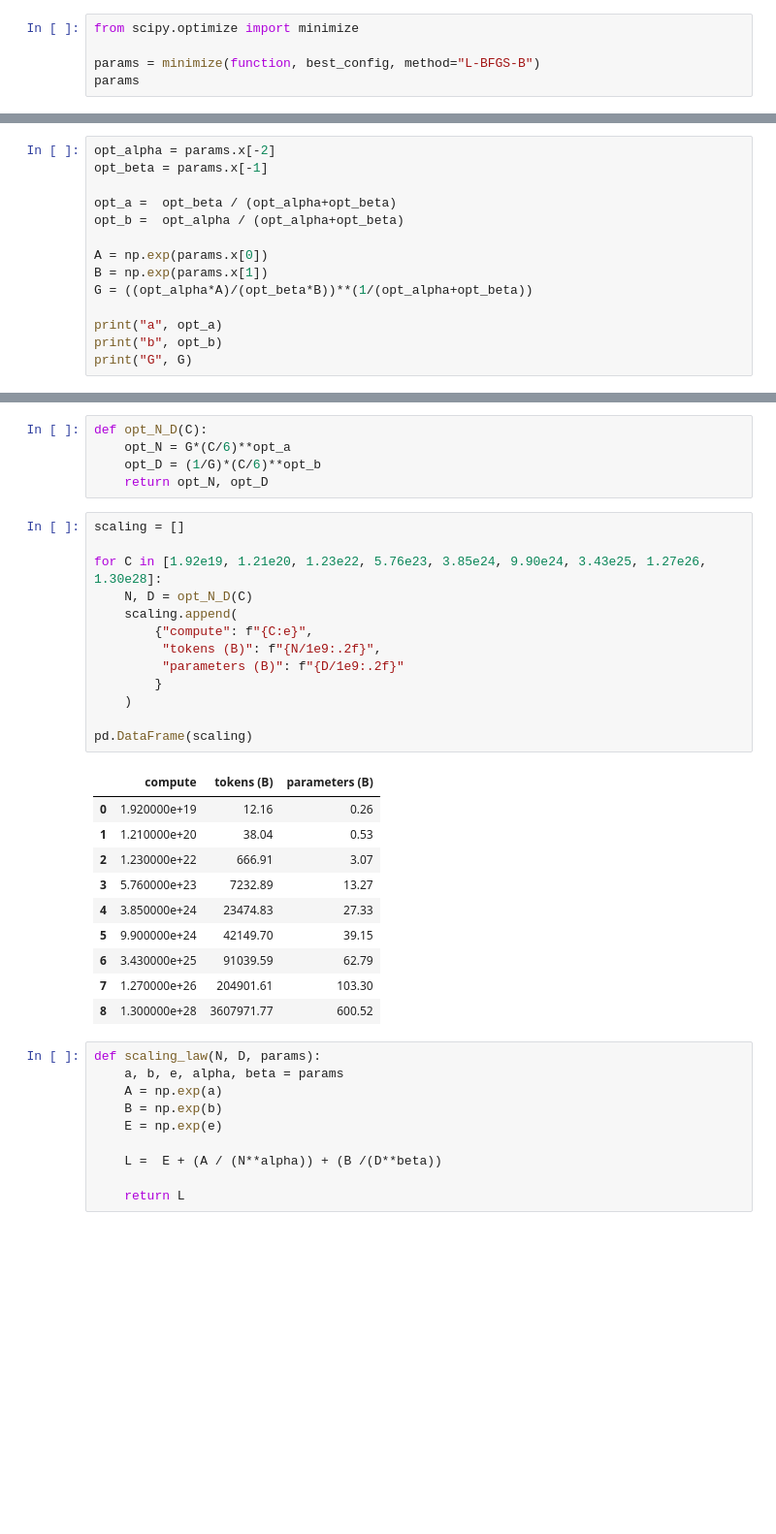
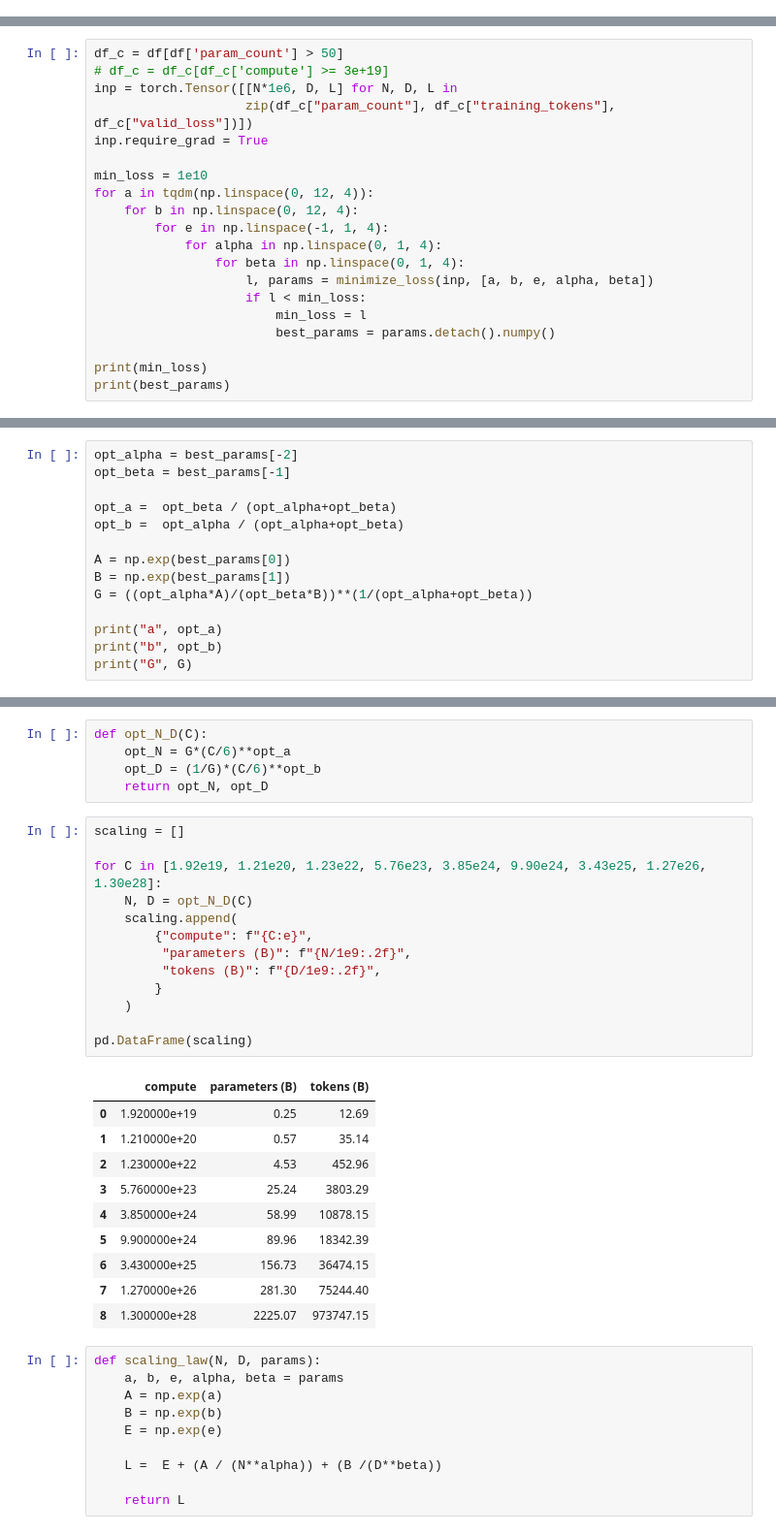
Before and after one commit to bigcode-project/bigcode-analysis, a Jupyter notebook: data_analysis/notebooks/ScalingLaws.ipynb, the cells around one changed output, grey strips where cells are left out. Shown at 97% size. Saved outputs shown, nothing was run; the diff lists cells and outputs as text; blank space fills up the shorter version.

```diff
--- a/data_analysis/notebooks/ScalingLaws.ipynb
+++ b/data_analysis/notebooks/ScalingLaws.ipynb
@@ -153,5 +149,0 @@ best_config
-# %%
-from scipy.optimize import minimize
-
-params = minimize(function, best_config, method="L-BFGS-B")
-params
@@ -169,0 +150,20 @@ params
+# %%
+df_c = df[df['param_count'] > 50]
+# df_c = df_c[df_c['compute'] >= 3e+19]
+inp = torch.Tensor([[N*1e6, D, L] for N, D, L in
+                    zip(df_c["param_count"], df_c["training_tokens"], df_c["valid_loss"])])
+inp.require_grad = True
+
+min_loss = 1e10
+for a in tqdm(np.linspace(0, 12, 4)):
+    for b in np.linspace(0, 12, 4):
+        for e in np.linspace(-1, 1, 4):
+            for alpha in np.linspace(0, 1, 4):
+                for beta in np.linspace(0, 1, 4):
+                    l, params = minimize_loss(inp, [a, b, e, alpha, beta])
+                    if l < min_loss:
+                        min_loss = l
+                        best_params = params.detach().numpy()
+
+print(min_loss)
+print(best_params)
@@ -170,12 +173,12 @@ params
 # %%
-opt_alpha = params.x[-2]
-opt_beta = params.x[-1]
+opt_alpha = best_params[-2]
+opt_beta = best_params[-1]
 
 opt_a =  opt_beta / (opt_alpha+opt_beta)
 opt_b =  opt_alpha / (opt_alpha+opt_beta)
 
-A = np.exp(params.x[0])
-B = np.exp(params.x[1])
+A = np.exp(best_params[0])
+B = np.exp(best_params[1])
 G = ((opt_alpha*A)/(opt_beta*B))**(1/(opt_alpha+opt_beta))
 
 print("a", opt_a)
@@ -193,27 +196,27 @@ def opt_N_D(C):
 # %%
 scaling = []
 
 for C in [1.92e19, 1.21e20, 1.23e22, 5.76e23, 3.85e24, 9.90e24, 3.43e25, 1.27e26, 1.30e28]:
     N, D = opt_N_D(C)
     scaling.append(
         {"compute": f"{C:e}",
-         "tokens (B)": f"{N/1e9:.2f}",
-         "parameters (B)": f"{D/1e9:.2f}"
+         "parameters (B)": f"{N/1e9:.2f}",
+         "tokens (B)": f"{D/1e9:.2f}",
         }
     )
 
 pd.DataFrame(scaling)
 # %% [output]
-|  | compute | tokens (B) | parameters (B) |
-| 0 | 1.920000e+19 | 12.16 | 0.26 |
-| 1 | 1.210000e+20 | 38.04 | 0.53 |
-| 2 | 1.230000e+22 | 666.91 | 3.07 |
-| 3 | 5.760000e+23 | 7232.89 | 13.27 |
-| 4 | 3.850000e+24 | 23474.83 | 27.33 |
-| 5 | 9.900000e+24 | 42149.70 | 39.15 |
-| 6 | 3.430000e+25 | 91039.59 | 62.79 |
-| 7 | 1.270000e+26 | 204901.61 | 103.30 |
-| 8 | 1.300000e+28 | 3607971.77 | 600.52 |
+|  | compute | parameters (B) | tokens (B) |
+| 0 | 1.920000e+19 | 0.25 | 12.69 |
+| 1 | 1.210000e+20 | 0.57 | 35.14 |
+| 2 | 1.230000e+22 | 4.53 | 452.96 |
+| 3 | 5.760000e+23 | 25.24 | 3803.29 |
+| 4 | 3.850000e+24 | 58.99 | 10878.15 |
+| 5 | 9.900000e+24 | 89.96 | 18342.39 |
+| 6 | 3.430000e+25 | 156.73 | 36474.15 |
+| 7 | 1.270000e+26 | 281.30 | 75244.40 |
+| 8 | 1.300000e+28 | 2225.07 | 973747.15 |
 # %%
 def scaling_law(N, D, params):
     a, b, e, alpha, beta = params
```
Also changed, not shown: parts of 12 cells of this notebook.
